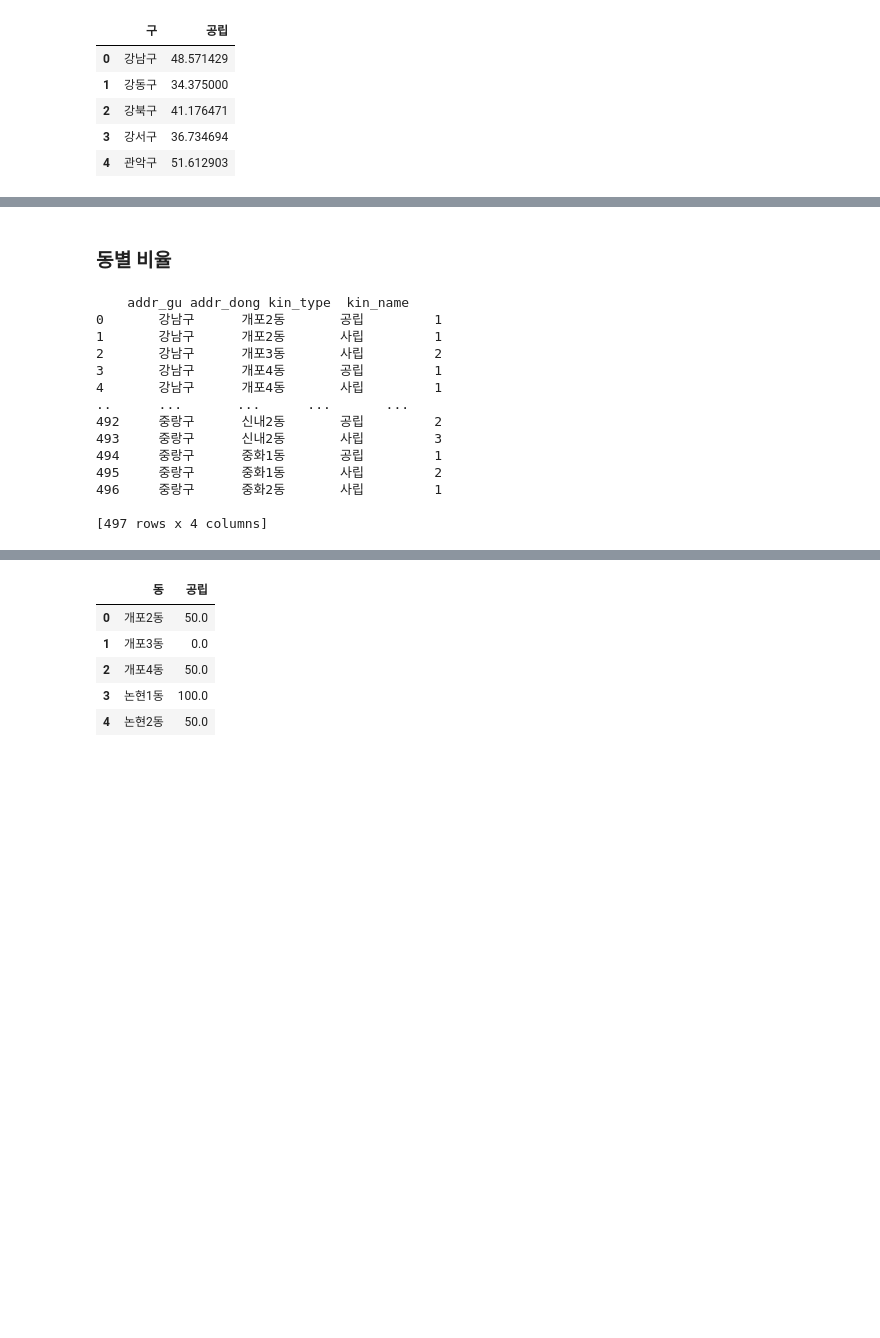
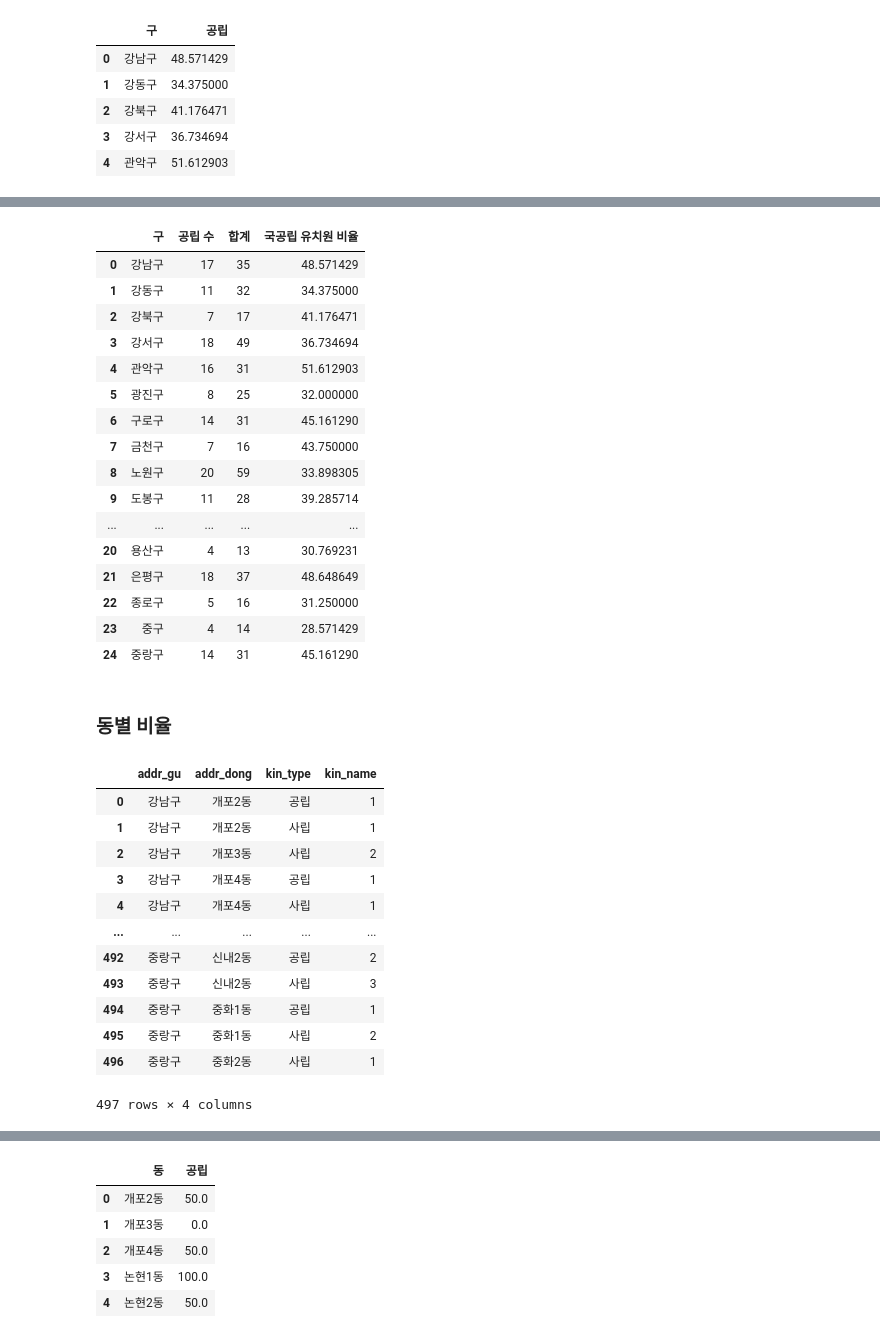
Before and after one commit to zissuuo/seoul_bigdata_campus, a Jupyter notebook: 서울시 국공립유치원 비율(행정동별:자치구별).ipynb, the cells around one changed output, grey strips where cells are left out. Saved outputs shown, nothing was run; the diff lists cells and outputs as text; code cells hidden in the pictures; blank space fills up the shorter version.

```diff
--- a/서울시 국공립유치원 비율(행정동별:자치구별).ipynb
+++ b/서울시 국공립유치원 비율(행정동별:자치구별).ipynb
@@ -213,20 +279,44 @@ kin_gu_ratio.to_csv("서울시 자치구별 국공립유치원 비율.csv")
+# %%
+# csv로 저장
+kin_gu_ratio.rename(columns={'공립': '국공립 유치원 비율'}, inplace=True)
+kin_fin = kin_gu_ratio[['구', '공립 수', '합계', '국공립 유치원 비율']]
+kin_fin.to_csv("Final Data/교육_국공립유치원 비율_구별_2023.csv", index=False)
+# %%
+kin_fin
+# %% [output]
+|  | 구 | 공립 수 | 합계 | 국공립 유치원 비율 |
+| 0 | 강남구 | 17 | 35 | 48.571429 |
+| 1 | 강동구 | 11 | 32 | 34.375000 |
+| 2 | 강북구 | 7 | 17 | 41.176471 |
+| 3 | 강서구 | 18 | 49 | 36.734694 |
+| 4 | 관악구 | 16 | 31 | 51.612903 |
+| 5 | 광진구 | 8 | 25 | 32.000000 |
+| 6 | 구로구 | 14 | 31 | 45.161290 |
+| 7 | 금천구 | 7 | 16 | 43.750000 |
+| 8 | 노원구 | 20 | 59 | 33.898305 |
+| 9 | 도봉구 | 11 | 28 | 39.285714 |
+| ... | ... | ... | ... | ... |
+| 20 | 용산구 | 4 | 13 | 30.769231 |
+| 21 | 은평구 | 18 | 37 | 48.648649 |
+| 22 | 종로구 | 5 | 16 | 31.250000 |
+| 23 | 중구 | 4 | 14 | 28.571429 |
+| 24 | 중랑구 | 14 | 31 | 45.161290 |
 # %% [markdown]
 ### 동별 비율
 # %%
 kin_dong = kin.groupby(['addr_gu', 'addr_dong', 'kin_type'], as_index= False)['kin_name'].count()
-print(kin_dong)
+kin_dong
 # %% [output]
+|  | addr_gu | addr_dong | kin_type | kin_name |
+| 0 | 강남구 | 개포2동 | 공립 | 1 |
+| 1 | 강남구 | 개포2동 | 사립 | 1 |
+| 2 | 강남구 | 개포3동 | 사립 | 2 |
+| 3 | 강남구 | 개포4동 | 공립 | 1 |
+| 4 | 강남구 | 개포4동 | 사립 | 1 |
+| ... | ... | ... | ... | ... |
+| 492 | 중랑구 | 신내2동 | 공립 | 2 |
+| 493 | 중랑구 | 신내2동 | 사립 | 3 |
+| 494 | 중랑구 | 중화1동 | 공립 | 1 |
+| 495 | 중랑구 | 중화1동 | 사립 | 2 |
+| 496 | 중랑구 | 중화2동 | 사립 | 1 |
-    addr_gu addr_dong kin_type  kin_name
-0       강남구      개포2동       공립         1
-1       강남구      개포2동       사립         1
-2       강남구      개포3동       사립         2
-3       강남구      개포4동       공립         1
-4       강남구      개포4동       사립         1
-..      ...       ...      ...       ...
-492     중랑구      신내2동       공립         2
-493     중랑구      신내2동       사립         3
-494     중랑구      중화1동       공립         1
-495     중랑구      중화1동       사립         2
-496     중랑구      중화2동       사립         1
-
-[497 rows x 4 columns]
+497 rows × 4 columns
```
Also changed, not shown: parts of 10 cells of this notebook, 48 other files.
